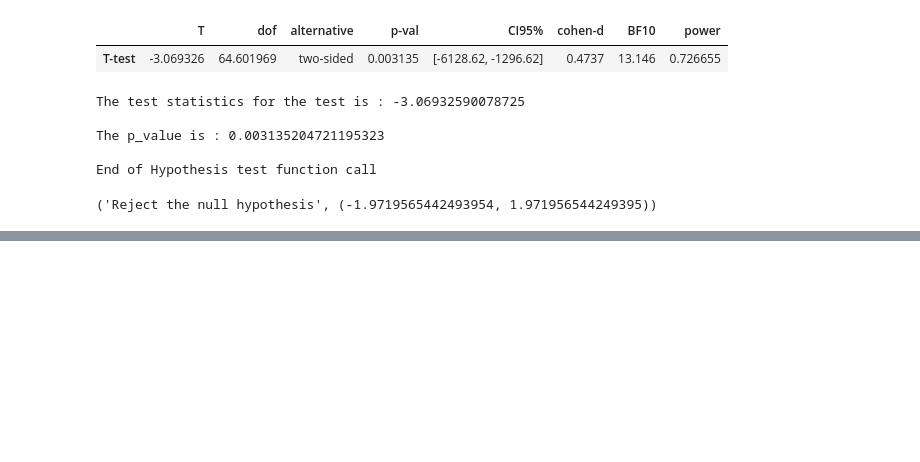
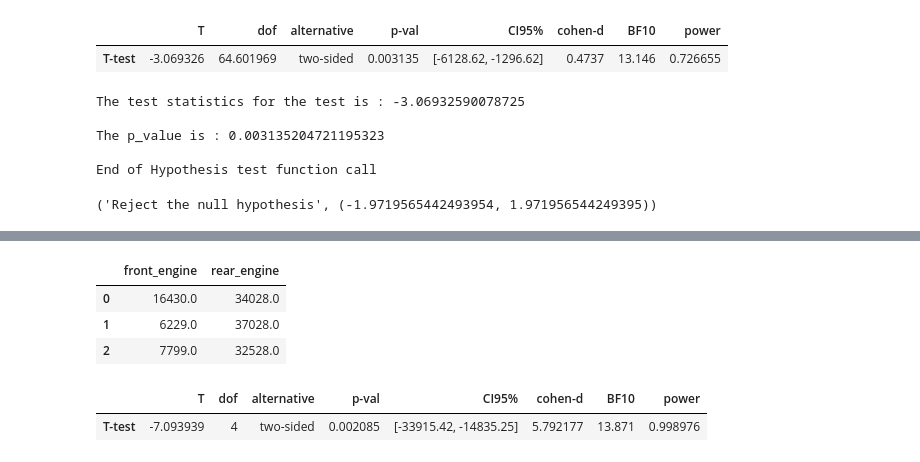
Before and after one commit to obeabi/Stats, a Jupyter notebook: AB_Test_ContinousOutcome.ipynb, the cells around one changed output, grey strips where cells are left out. Cells and saved outputs as stored; diff of their text form; code cells hidden in the pictures; blank space fills up the shorter version.

```diff
--- a/AB_Test_ContinousOutcome.ipynb
+++ b/AB_Test_ContinousOutcome.ipynb
@@ -436,0 +458,13 @@ End of Hypothesis test function call
+# %%
+# Group car price by engine location
+d = df['price'].groupby(df['engine_location'])
+
+x1 = d.get_group('front')
+x2 = d.get_group('rear')
+
+
+print(" Length of data in front engine cars is :", len(x1))
+print('\nMean car price for vehicles with engine located in front is:' , np.mean(x1))
+
+print("\nLength of data in rear engine cars is :", len(x2))
+print('\nMean car price for vehicles with engine located in the rear is:' , np.mean(x2))
@@ -436,0 +479,22 @@ End of Hypothesis test function call
+# %%
+# Get samples
+front = random.sample(list(x1), 3)
+rear = random.sample(list(x2), 3)
+
+# Merge both columns
+data = {'front_engine': list(front),
+        'rear_engine':list(rear)}
+df1 = pd.DataFrame(data)
+
+df1.head()
+# %% [output]
+|  | front_engine | rear_engine |
+| 0 | 16430.0 | 34028.0 |
+| 1 | 6229.0 | 37028.0 |
+| 2 | 7799.0 | 32528.0 |
+# %%
+# perform statistical test here
+ttest(df1.front_engine,df1.rear_engine,alternative= 'two-sided', correction= 'auto', confidence= 0.95)
+# %% [output]
+|  | T | dof | alternative | p-val | CI95% | cohen-d | BF10 | power |
+| T-test | -7.093939 | 4 | two-sided | 0.002085 | [-33915.42, -14835.25] | 5.792177 | 13.871 | 0.998976 |
```
Also changed, not shown: parts of 6 cells of this notebook.
